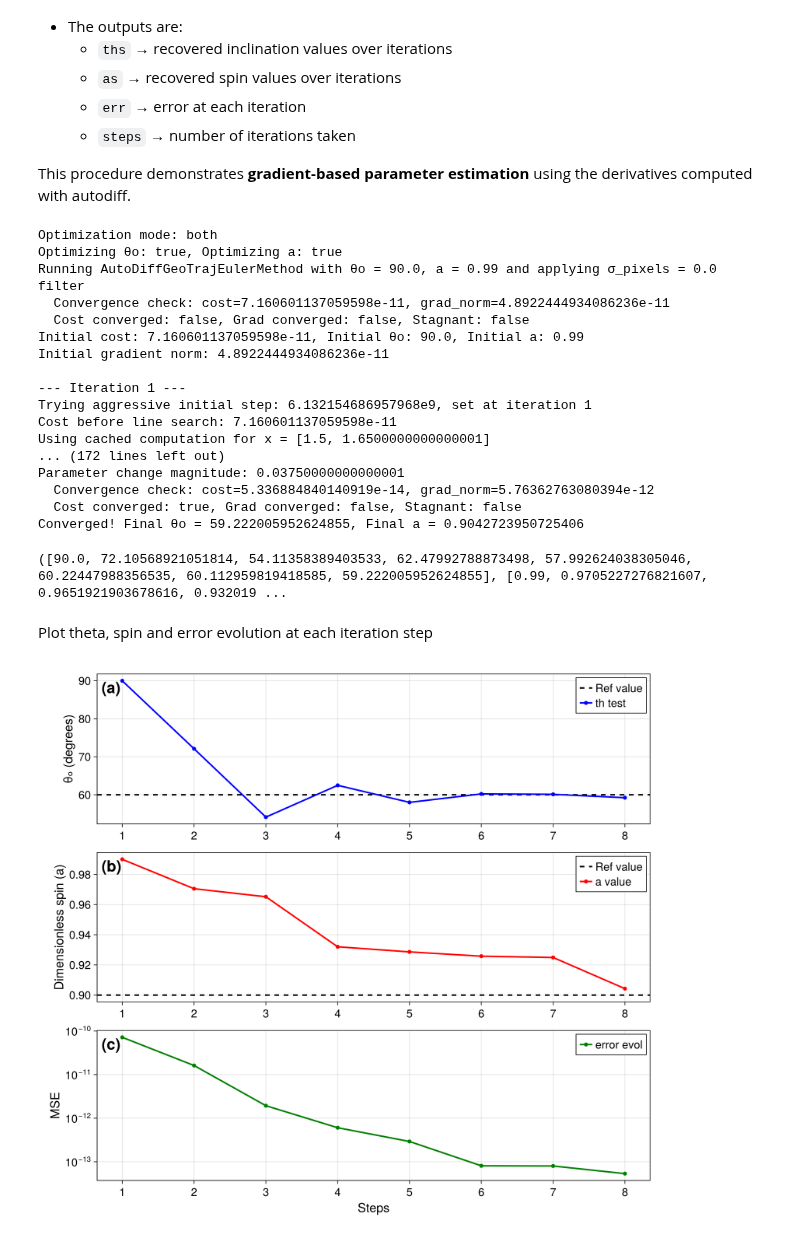
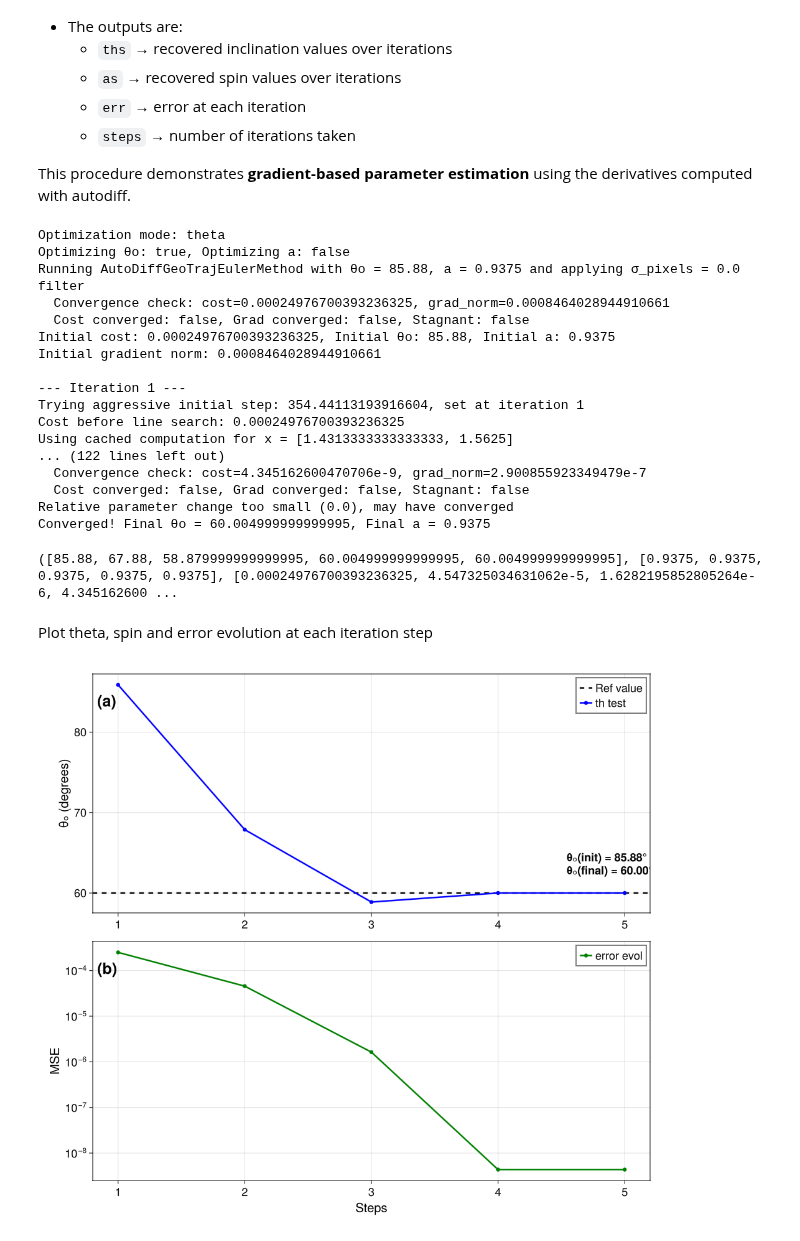
Before and after one commit to pedronaethe/Jipole, a Jupyter notebook: notebooks/Autodiff_GRMHD.ipynb, the cells around one changed output. Drawn from its saved outputs; the diff is of its cells as text; code cells hidden in the pictures.

Commit message:
Conjugate gradient seems to be working

```diff
--- a/notebooks/Autodiff_GRMHD.ipynb
+++ b/notebooks/Autodiff_GRMHD.ipynb
@@ -405,77 +443,84 @@ In this cell, we use the **conjugate gradient algorithm** to recover the **groun
 This procedure demonstrates **gradient-based parameter estimation** using the derivatives computed with autodiff.
 # %%
 #This will run the conjugate gradient
-initial_spin_guess = 0.99
-initial_th_guess = 90.0
-ths, as, err, steps = true_conjugate_gradient_optimization(I_arr, ro, initial_th_guess, initial_spin_guess, freq, nx, ny, nmaxstep, fovx, fovy, Rout, Rstop; cost_tol = 6e-14)
+include("../src/main.jl")
+spin_value = 0.9375
+initial_th_guess = 85.88
+ths, as, err, steps = true_conjugate_gradient_optimization(I_arr, ro, initial_th_guess, spin_value, freq, nx, ny, nmaxstep, fovx, fovy, Rout, Rstop; cost_tol = 6e-14, optimize_param = :theta, simulation_data)
 # %% [output]
-Optimization mode: both
-Optimizing θo: true, Optimizing a: true
-Running AutoDiffGeoTrajEulerMethod with θo = 90.0, a = 0.99 and applying σ_pixels = 0.0 filter
-  Convergence check: cost=7.160601137059598e-11, grad_norm=4.8922444934086236e-11
+Optimization mode: theta
+Optimizing θo: true, Optimizing a: false
+Running AutoDiffGeoTrajEulerMethod with θo = 85.88, a = 0.9375 and applying σ_pixels = 0.0 filter
+  Convergence check: cost=0.00024976700393236325, grad_norm=0.0008464028944910661
   Cost converged: false, Grad converged: false, Stagnant: false
-Initial cost: 7.160601137059598e-11, Initial θo: 90.0, Initial a: 0.99
-Initial gradient norm: 4.8922444934086236e-11
+Initial cost: 0.00024976700393236325, Initial θo: 85.88, Initial a: 0.9375
+Initial gradient norm: 0.0008464028944910661
 
 --- Iteration 1 ---
-Trying aggressive initial step: 6.132154686957968e9, set at iteration 1
-Cost before line search: 7.160601137059598e-11
-Using cached computation for x = [1.5, 1.6500000000000001]
-... (172 lines left out)
-Parameter change magnitude: 0.03750000000000001
-  Convergence check: cost=5.336884840140919e-14, grad_norm=5.76362763080394e-12
-  Cost converged: true, Grad converged: false, Stagnant: false
-Converged! Final θo = 59.222005952624855, Final a = 0.9042723950725406
+Trying aggressive initial step: 354.44113193916604, set at iteration 1
+Cost before line search: 0.00024976700393236325
+Using cached computation for x = [1.4313333333333333, 1.5625]
+... (122 lines left out)
+  Convergence check: cost=4.345162600470706e-9, grad_norm=2.900855923349479e-7
+  Cost converged: false, Grad converged: false, Stagnant: false
+Relative parameter change too small (0.0), may have converged
+Converged! Final θo = 60.004999999999995, Final a = 0.9375
-([90.0, 72.10568921051814, 54.11358389403533, 62.47992788873498, 57.992624038305046, 60.22447988356535, 60.112959819418585, 59.222005952624855], [0.99, 0.9705227276821607, 0.9651921903678616, 0.932019 ...
+([85.88, 67.88, 58.879999999999995, 60.004999999999995, 60.004999999999995], [0.9375, 0.9375, 0.9375, 0.9375, 0.9375], [0.00024976700393236325, 4.547325034631062e-5, 1.6282195852805264e-6, 4.345162600 ...
 # %% [markdown]
 Plot theta, spin and error evolution at each iteration step
 # %%
-using CairoMakie
+using GLMakie
 
 fig = Figure(size = (1000, 900))
 xticks = 0:9  # Custom x-axis ticks
 
 # (a) Plot θₒ
 ax1 = Axis(fig[1, 1],
     ylabel = "θₒ (degrees)",
     ylabelsize = 20, xlabelsize = 20,
     xticklabelsize = 18, yticklabelsize = 18,
     xticks = xticks
 )
 hlines!(ax1, 60, color = :black, linestyle = :dash, linewidth = 2.5, label = "Ref value")
 scatterlines!(ax1, 1:length(ths), ths, color = :blue, linewidth = 2.5, label = "th test")
 axislegend(ax1, position = :rt, labelsize = 18)
 text!(ax1, 0.008, 0.85, text = "(a)", space = :relative, fontsize = 25, font = :bold)
 
-# (b) Plot a
-ax2 = Axis(fig[2, 1],
-    ylabel = "Dimensionless spin (a)",
-    ylabelsize = 20, xlabelsize = 20,
-    xticklabelsize = 18, yticklabelsize = 18,
-    xticks = xticks
+# Get initial and final values
+θ_init = ths[1]
+θ_final = ths[end]
+
+# Format text (rounded for readability)
+label_text = @sprintf("θₒ(init) = %.2f°\nθₒ(final) = %.2f°", θ_init, θ_final)
+
+# Add text to first plot (ax1)
+text!(
+    ax1,
+    0.85, 0.15,              # relative position (x, y)
+    text = label_text,
+    space = :relative,
+    fontsize = 18,
+    align = (:left, :bottom),
+    font = :bold
 )
-hlines!(ax2, 0.9, color = :black, linestyle = :dash, linewidth = 2.5, label = "Ref value")
-scatterlines!(ax2, 1:length(as), as, color = :red, linewidth = 2.5, label = "a value")
-axislegend(ax2, position = :rt, labelsize = 18)
-text!(ax2, 0.008, 0.85, text = "(b)", space = :relative, fontsize = 25, font = :bold)
 
-# (c) Plot Error
-ax3 = Axis(fig[3, 1],
+# (b) Plot Error
+ax3 = Axis(fig[2, 1],
     xlabel = "Steps", ylabel = "MSE",
     yscale = log10,
     ylabelsize = 20, xlabelsize = 20,
     xticklabelsize = 18, yticklabelsize = 18,
     xticks = xticks
 )
 scatterlines!(ax3, 1:length(err), err, color = :green, linewidth = 2.5, label = "error evol")
 axislegend(ax3, position = :rt, labelsize = 18)
-text!(ax3, 0.008, 0.85, text = "(c)", space = :relative, fontsize = 25, font = :bold)
+text!(ax3, 0.008, 0.85, text = "(b)", space = :relative, fontsize = 25, font = :bold)
 
 # Link all x-axes
-linkxaxes!(ax1, ax2, ax3)
+linkxaxes!(ax1, ax3)
 
 # Display and save
-#save("../imgs/noise_comparison.png", fig)
+save("../imgs/th_convergence_nonoise_top.png", fig)
 fig
 # %% [output]
-[figure, old version]
+[figure, new version]
```
Also changed, not shown: parts of 12 cells of this notebook, 31 other files.
